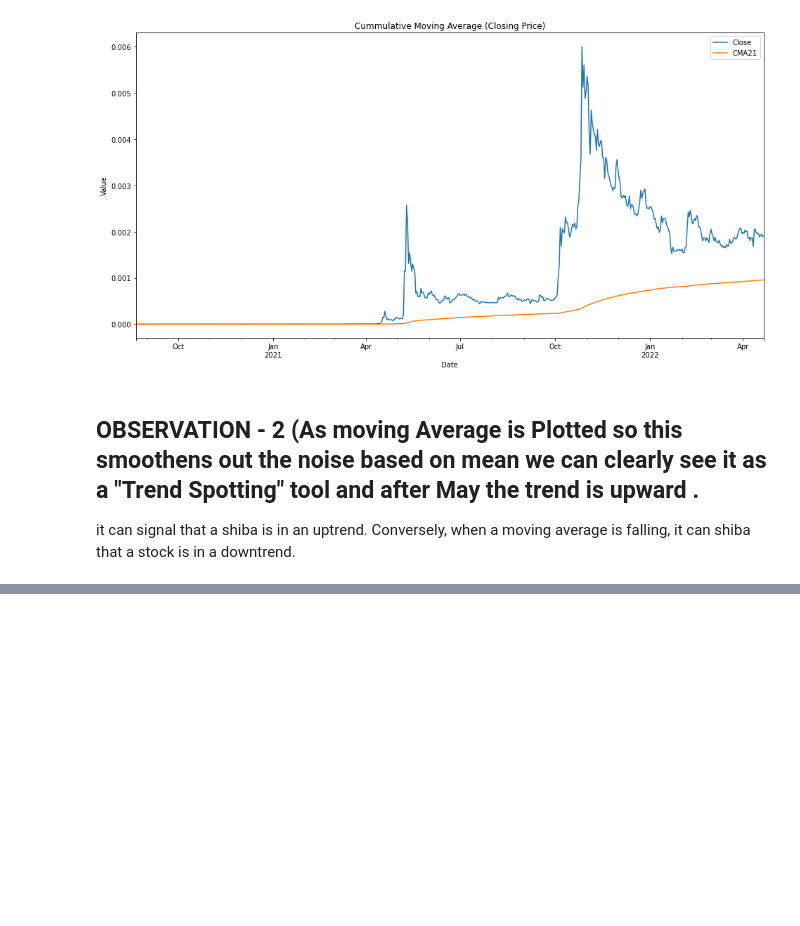
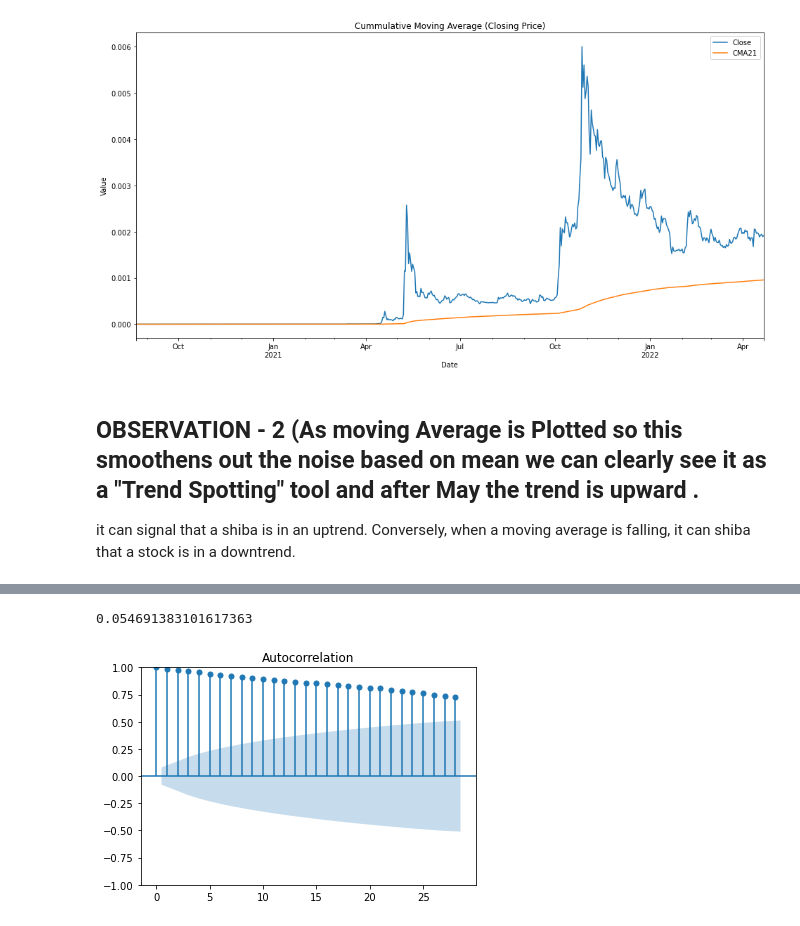
Before and after one commit to codebyrtwk/Shiba-Inu-Project, a Jupyter notebook: code/shiba-EDA.ipynb, the cells around one changed output, grey strips where cells are left out. Cells and saved outputs as stored; diff of their text form; code cells hidden in the pictures; blank space fills up the shorter version.

Commit message:
Did some statistical tests and descriptive analysis

```diff
--- a/code/shiba-EDA.ipynb
+++ b/code/shiba-EDA.ipynb
@@ -181,0 +248,18 @@ it can signal that a shiba is in an uptrend. Conversely, when a moving average i
+# %%
+# DURBIN - WATSON VALUE FOR CLOSING PRICE.
+df1 = pd.DataFrame(df,columns=['Date','Close'])
+X =np.arange(len(df1[['Close']]))
+Y = np.asarray(df1[['Close']])
+X = sm.add_constant(X)
+# Fit the ordinary least square method.
+ols_res = OLS(Y,X).fit()
+# apply durbin watson statistic on the ols residual
+durbin_watson(ols_res.resid)
+# %% [output]
+0.054691383101617363
+# %%
+# Plot the autocorrelation for shibainu Closing price data with 0.05 significance level
+plot_acf(df['Close'], alpha =0.05)
+plt.show()
+# %% [output]
+[figure, added]
```
Also changed, not shown: parts of 17 cells of this notebook.
